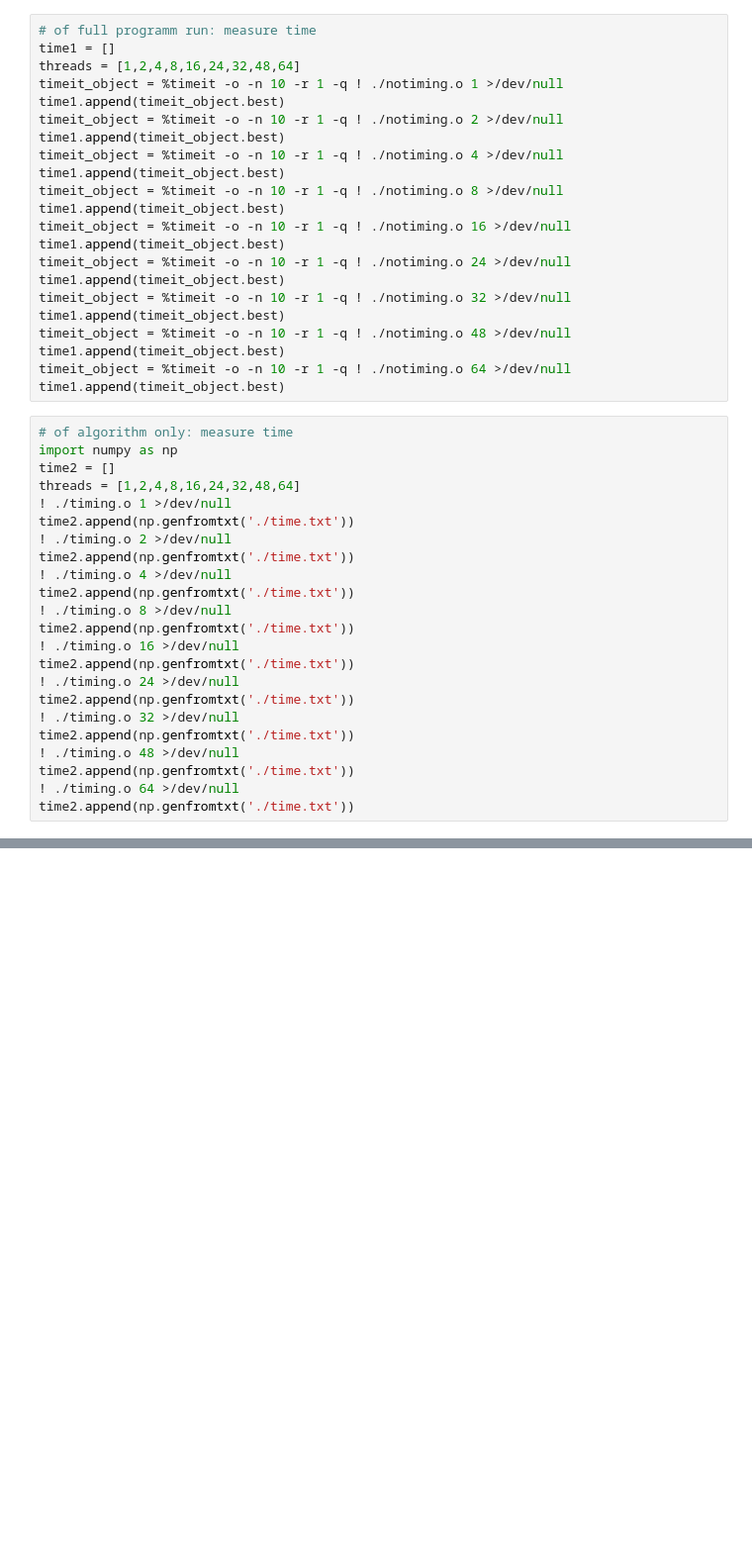
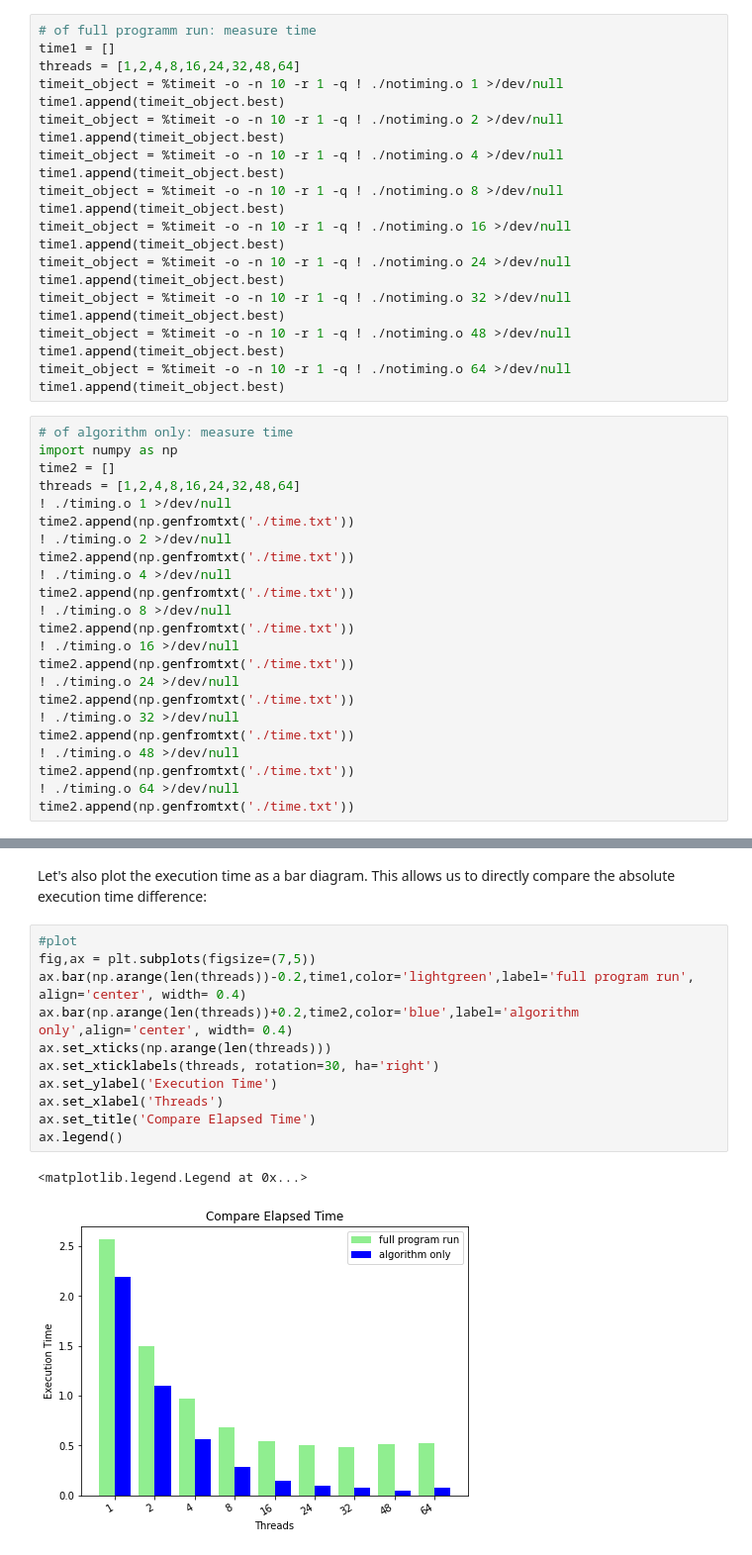
Before and after one commit to marunaderieg/Performance, a Jupyter notebook: extras/compare_timemeasuring_methods.ipynb, the cells around one changed output, grey strips where cells are left out. Shown at 99% size. Cells and saved outputs as stored; diff of their text form; blank space fills up the shorter version.

Commit message:
add direct compare to the file compare_timemeasuring_methods

```diff
--- a/extras/compare_timemeasuring_methods.ipynb
+++ b/extras/compare_timemeasuring_methods.ipynb
@@ -77,3 +80,19 @@ Text(0.5, 1.0, 'Exection Time of Algorithm Only')
+# %% [markdown]
+Let's also plot the execution time as a bar diagram. This allows us to directly compare the absolute execution time difference:
+# %%
+#plot
+fig,ax = plt.subplots(figsize=(7,5))
+ax.bar(np.arange(len(threads))-0.2,time1,color='lightgreen',label='full program run', align='center', width= 0.4)
+ax.bar(np.arange(len(threads))+0.2,time2,color='blue',label='algorithm only',align='center', width= 0.4)
+ax.set_xticks(np.arange(len(threads)))
+ax.set_xticklabels(threads, rotation=30, ha='right')
+ax.set_ylabel('Execution Time')
+ax.set_xlabel('Threads')
+ax.set_title('Compare Elapsed Time')
+ax.legend()
+# %% [output]
+<matplotlib.legend.Legend at 0x...>
+[figure, added]
 # %%
 # calculate speed up
 speedup1 = np.ones(9)*time1[0]/np.array(time1)
```
Also changed, not shown: parts of 8 cells of this notebook.
